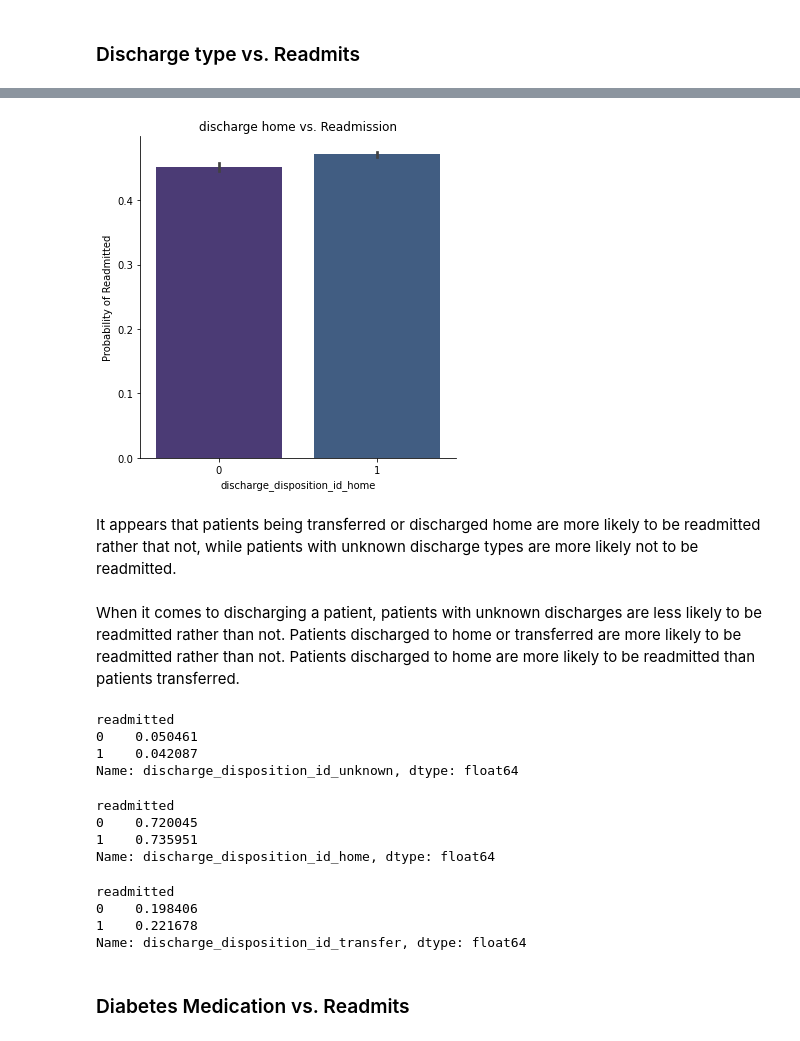
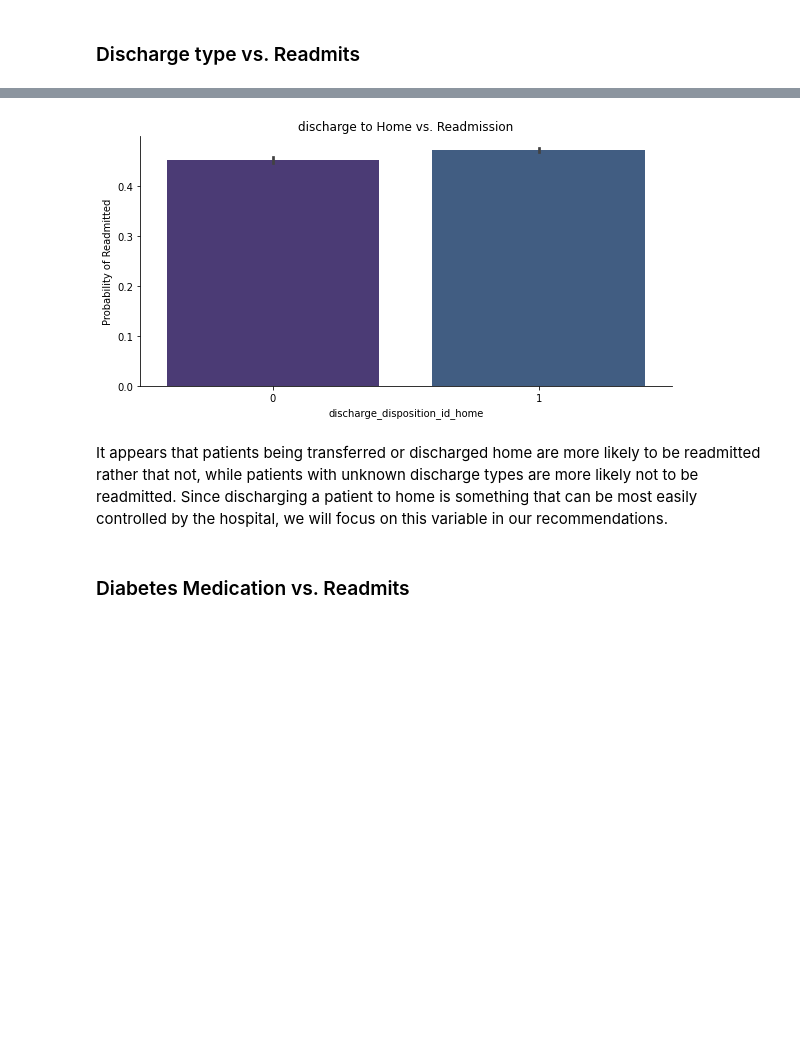
Before and after one commit to Sammyknee/diabetes-readmissions, a Jupyter notebook: Diabetes_Readmissions_Models.ipynb, the cells around one changed output, grey strips where cells are left out. Drawn from its saved outputs; the diff is of its cells as text; code cells hidden in the pictures; blank space fills up the shorter version.

```diff
--- a/Diabetes_Readmissions_Models.ipynb
+++ b/Diabetes_Readmissions_Models.ipynb
@@ -795,34 +833,11 @@ plt.show();
 # %%
-x_label = 'discharge home'
+x_label = 'discharge to Home'
 ax = sns.catplot(x = "discharge_disposition_id_home", y="readmitted",
-            data = data, height = 5, kind ="bar")
+            data = data, height = 4, aspect=2, kind ="bar")
 ax.set_ylabels("Probability of Readmitted")
 plt.title(f'{x_label} vs. Readmission')
 plt.show();
 # %% [output]
-[figure, old version]
+[figure, new version]
 # %% [markdown]
-It appears that patients being transferred or discharged home are more likely to be readmitted rather that not, while patients with unknown discharge types are more likely not to be readmitted.
+It appears that patients being transferred or discharged home are more likely to be readmitted rather that not, while patients with unknown discharge types are more likely not to be readmitted. Since discharging a patient to home is something that can be most easily controlled by the hospital, we will focus on this variable in our recommendations.
-# %% [markdown]
-When it comes to discharging a patient, patients with unknown discharges are less likely to be readmitted rather than not. Patients discharged to home or transferred are more likely to be readmitted rather than not. Patients discharged to home are more likely to be readmitted than patients transferred.
-# %%
-data.groupby(by='readmitted').agg('mean')['discharge_disposition_id_unknown']
-# %% [output]
-readmitted
-0    0.050461
-1    0.042087
-Name: discharge_disposition_id_unknown, dtype: float64
-# %%
-data.groupby(by='readmitted').agg('mean')['discharge_disposition_id_home']
-# %% [output]
-readmitted
-0    0.720045
-1    0.735951
-Name: discharge_disposition_id_home, dtype: float64
-# %%
-data.groupby(by='readmitted').agg('mean')['discharge_disposition_id_transfer']
-# %% [output]
-readmitted
-0    0.198406
-1    0.221678
-Name: discharge_disposition_id_transfer, dtype: float64
```
Also changed, not shown: parts of 25 cells of this notebook, 10 other files.
